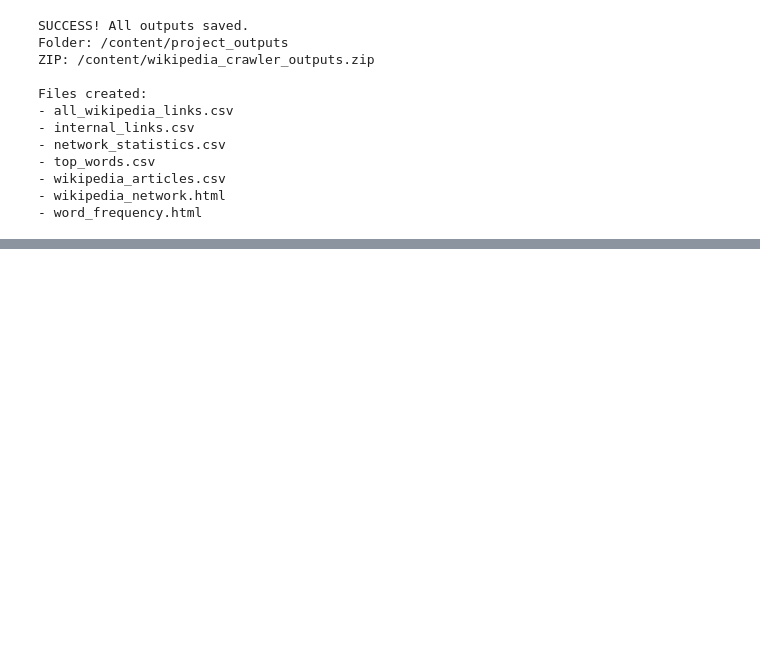
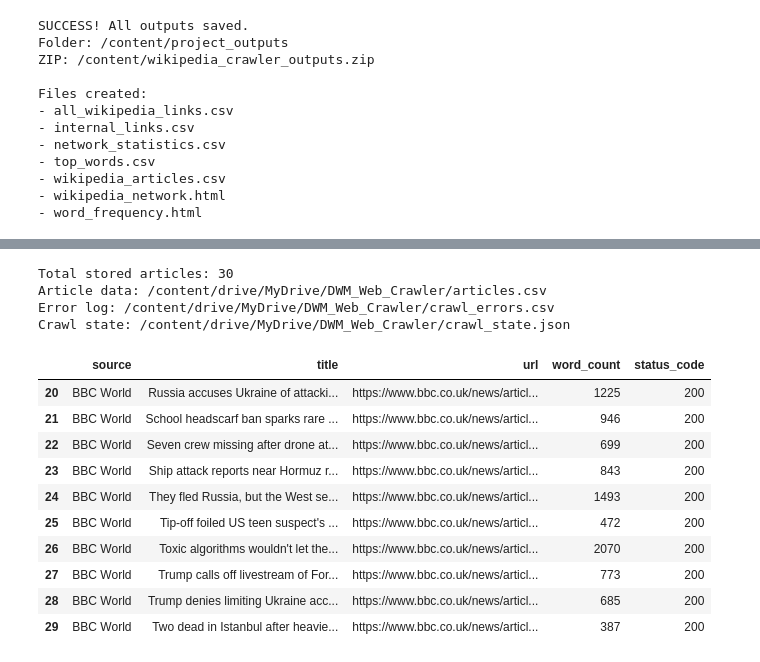
Before and after one commit to AayushRam-droid89/wikipedia-topic-crawler, a Jupyter notebook: wikipedia_topic_crawler.ipynb, the cells around one changed output, grey strips where cells are left out. Saved outputs shown, nothing was run; the diff lists cells and outputs as text; code cells hidden in the pictures; blank space fills up the shorter version.

```diff
--- a/wikipedia_topic_crawler.ipynb
+++ b/wikipedia_topic_crawler.ipynb
@@ -850,0 +1356,77 @@ files.download("wikipedia_crawler_outputs.zip")
+# %%
+# ============================================================
+# CELL 8: SAVE RESULTS
+# Purpose:
+#   Persist collected articles and crawl state to Google Drive.
+#   This lets later runs skip previously seen URLs.
+# ============================================================
+
+# Convert the new article records into a DataFrame.
+new_df = pd.DataFrame(new_records)
+
+# Merge new records with existing data without discarding old articles.
+if not new_df.empty:
+    if articles_df.empty:
+        articles_df = new_df.copy()
+    else:
+        articles_df = pd.concat(
+            [articles_df, new_df],
+            ignore_index=True
+        )
+
+# Keep only one record per normalized URL.
+if not articles_df.empty:
+    articles_df["url"] = articles_df["url"].astype(str).map(normalize_url)
+    articles_df = articles_df.drop_duplicates(
+        subset=["url"],
+        keep="last"
+    )
+
+    # Save the consolidated article dataset.
+    articles_df.to_csv(DATA_FILE, index=False)
+
+# Append errors so failures from earlier runs remain available.
+if error_records:
+    errors_df = pd.DataFrame(error_records)
+
+    if os.path.exists(ERROR_FILE):
+        old_errors = pd.read_csv(ERROR_FILE)
+        errors_df = pd.concat(
+            [old_errors, errors_df],
+            ignore_index=True
+        )
+
+    errors_df.to_csv(ERROR_FILE, index=False)
+
+# Save previously seen URLs and the current run time.
+# This state supports incremental URL skipping in future runs.
+save_state(stored_urls)
+
+print("Total stored articles:", len(articles_df))
+print("Article data:", DATA_FILE)
+print("Error log:", ERROR_FILE)
+print("Crawl state:", STATE_FILE)
+
+# Display a small preview of the saved dataset.
+if not articles_df.empty:
+    display(
+        articles_df[
+            ["source", "title", "url", "word_count", "status_code"]
+        ].tail(10)
+    )
+# %% [output]
+Total stored articles: 30
+Article data: /content/drive/MyDrive/DWM_Web_Crawler/articles.csv
+Error log: /content/drive/MyDrive/DWM_Web_Crawler/crawl_errors.csv
+Crawl state: /content/drive/MyDrive/DWM_Web_Crawler/crawl_state.json
+|  | source | title | url | word_count | status_code |
+| 20 | BBC World | Russia accuses Ukraine of attacki... | https://www.bbc.co.uk/news/articl... | 1225 | 200 |
+| 21 | BBC World | School headscarf ban sparks rare ... | https://www.bbc.co.uk/news/articl... | 946 | 200 |
+| 22 | BBC World | Seven crew missing after drone at... | https://www.bbc.co.uk/news/articl... | 699 | 200 |
+| 23 | BBC World | Ship attack reports near Hormuz r... | https://www.bbc.co.uk/news/articl... | 843 | 200 |
+| 24 | BBC World | They fled Russia, but the West se... | https://www.bbc.co.uk/news/articl... | 1493 | 200 |
+| 25 | BBC World | Tip-off foiled US teen suspect's ... | https://www.bbc.co.uk/news/articl... | 472 | 200 |
+| 26 | BBC World | Toxic algorithms wouldn't let the... | https://www.bbc.co.uk/news/articl... | 2070 | 200 |
+| 27 | BBC World | Trump calls off livestream of For... | https://www.bbc.co.uk/news/articl... | 773 | 200 |
+| 28 | BBC World | Trump denies limiting Ukraine acc... | https://www.bbc.co.uk/news/articl... | 685 | 200 |
+| 29 | BBC World | Two dead in Istanbul after heavie... | https://www.bbc.co.uk/news/articl... | 387 | 200 |
```
Also changed, not shown: parts of 25 cells of this notebook.
